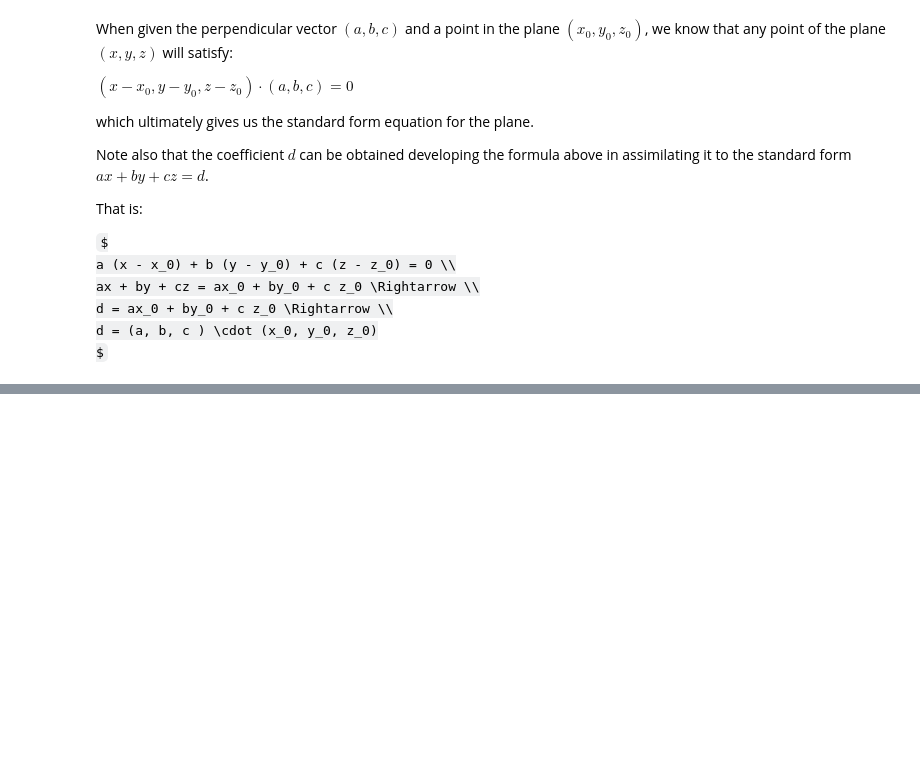
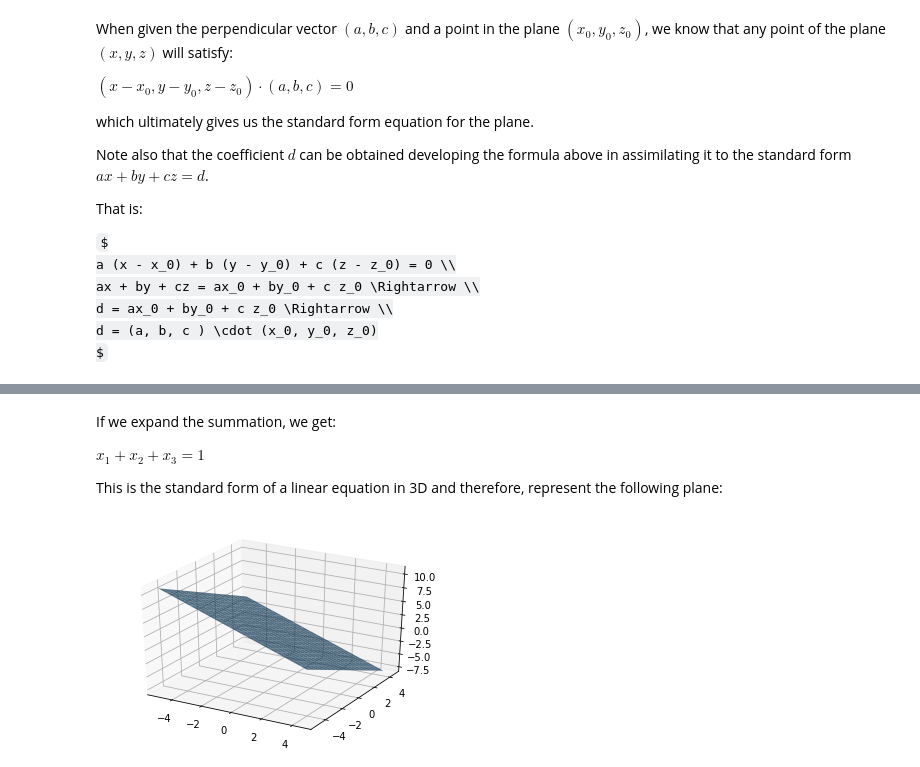
Before and after one commit to sergiofgonzalez/math-workbench, a Jupyter notebook: 06-solving-systems-of-linear-equations/e01-exercises/solving-systems-of-linear-equations-exercises.ipynb, the cells around one changed output, grey strips where cells are left out. Drawn from its saved outputs; the diff is of its cells as text; code cells hidden in the pictures; some formulas as TeX source; blank space fills up the shorter version.

```diff
--- a/06-solving-systems-of-linear-equations/e01-exercises/solving-systems-of-linear-equations-exercises.ipynb
+++ b/06-solving-systems-of-linear-equations/e01-exercises/solving-systems-of-linear-equations-exercises.ipynb
@@ -1103,0 +1190,17 @@ plot3d([z], [(1, 1, 1), (3, 0, 0), (0, 3, 0)], -5, 5,)
+# %% [markdown]
+If we expand the summation, we get:
+
+$
+x_1 + x_2 + x_3 = 1
+$
+
+This is the standard form of a linear equation in 3D and therefore, represent the following plane:
+# %%
+from my_plot import plot3d
+
+def f(x1, x2):
+    return 1 - x1 - x2
+
+plot3d([f], [], [], -5, 5)
+# %% [output]
+[figure, added]
```
Also changed, not shown: parts of 7 cells of this notebook, 3 other files.
